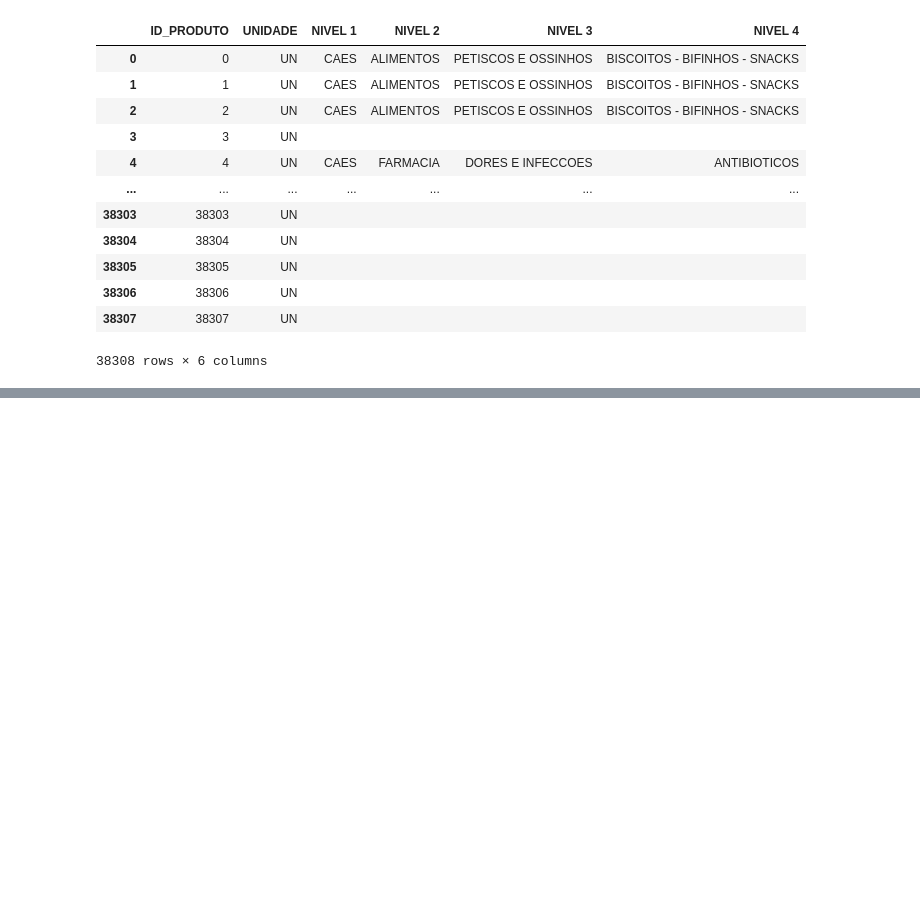
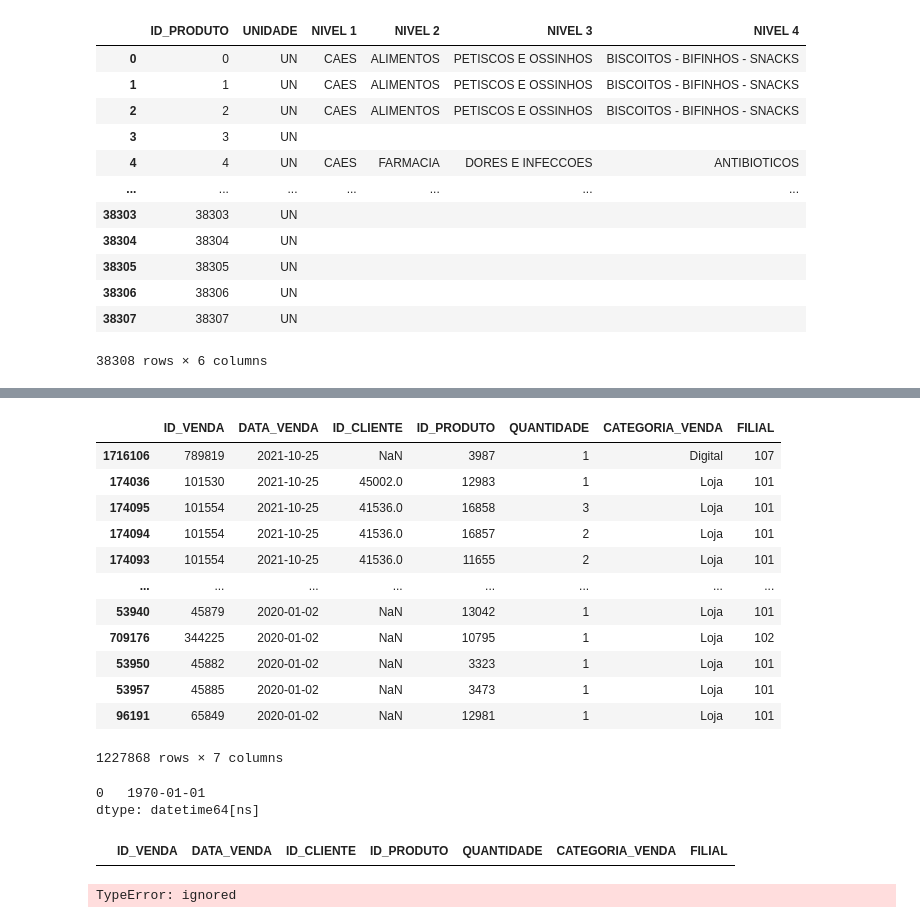
Before and after one commit to vazraul/PetStore, a Jupyter notebook: PetStore.ipynb, the cells around one changed output, grey strips where cells are left out. Cells and saved outputs as stored; diff of their text form; code cells hidden in the pictures; blank space fills up the shorter version.

```diff
--- a/PetStore.ipynb
+++ b/PetStore.ipynb
@@ -111,0 +323,19 @@ df_produto
+# %%
+# Ordenar o DataFrame com base na coluna 'data' da mais recente para a mais antiga
+df_venda_caes = df_venda_caes.sort_values(by='DATA_VENDA', ascending=False)
+# %%
+df_venda_caes
+# %% [output]
+|  | ID_VENDA | DATA_VENDA | ID_CLIENTE | ID_PRODUTO | QUANTIDADE | CATEGORIA_VENDA | FILIAL |
+| 1716106 | 789819 | 2021-10-25 | NaN | 3987 | 1 | Digital | 107 |
+| 174036 | 101530 | 2021-10-25 | 45002.0 | 12983 | 1 | Loja | 101 |
+| 174095 | 101554 | 2021-10-25 | 41536.0 | 16858 | 3 | Loja | 101 |
+| 174094 | 101554 | 2021-10-25 | 41536.0 | 16857 | 2 | Loja | 101 |
+| 174093 | 101554 | 2021-10-25 | 41536.0 | 11655 | 2 | Loja | 101 |
+| ... | ... | ... | ... | ... | ... | ... | ... |
+| 53940 | 45879 | 2020-01-02 | NaN | 13042 | 1 | Loja | 101 |
+| 709176 | 344225 | 2020-01-02 | NaN | 10795 | 1 | Loja | 102 |
+| 53950 | 45882 | 2020-01-02 | NaN | 3323 | 1 | Loja | 101 |
+| 53957 | 45885 | 2020-01-02 | NaN | 3473 | 1 | Loja | 101 |
+| 96191 | 65849 | 2020-01-02 | NaN | 12981 | 1 | Loja | 101 |
+1227868 rows × 7 columns
@@ -111,0 +345,24 @@ df_produto
+# %%
+s1
+# %% [output]
+0   1970-01-01
+dtype: datetime64[ns]
+# %%
+df_venda_caes[df_venda_caes['DATA_VENDA'] == '1970-01-01']
+# %% [output]
+|  | ID_VENDA | DATA_VENDA | ID_CLIENTE | ID_PRODUTO | QUANTIDADE | CATEGORIA_VENDA | FILIAL |
+# %%
+# Agrupar por data e somar as quantidades
+df_agrupado = df_venda_caes.groupby('DATA_VENDA')['QUANTIDADE'].sum().reset_index()
+
+# Criar um gráfico de linha
+plt.figure(figsize=(10, 6))
+plt.plot(df_agrupado['DATA_VENDA'], df_agrupado['QUANTIDADE'], marker='o')
+plt.xlabel('Data')
+plt.ylabel('Quantidade')
+plt.title('Quantidade por Data')
+plt.xticks(rotation=45)
+plt.tight_layout()
+plt.show()
+# %% [output]
+TypeError: ignored
```
Also changed, not shown: parts of 31 cells of this notebook.
